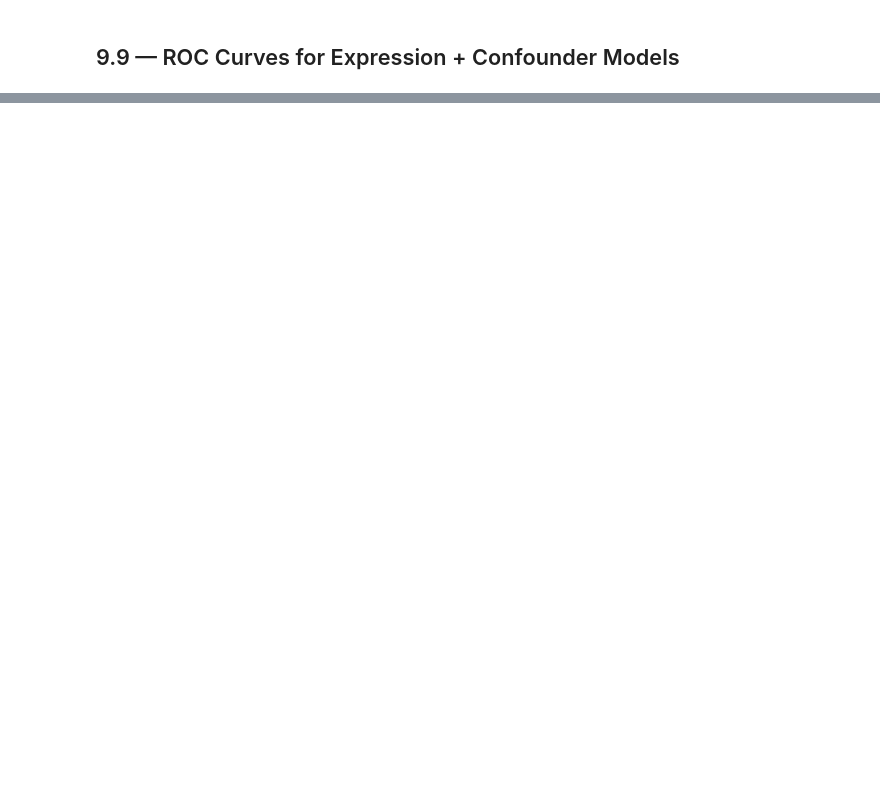
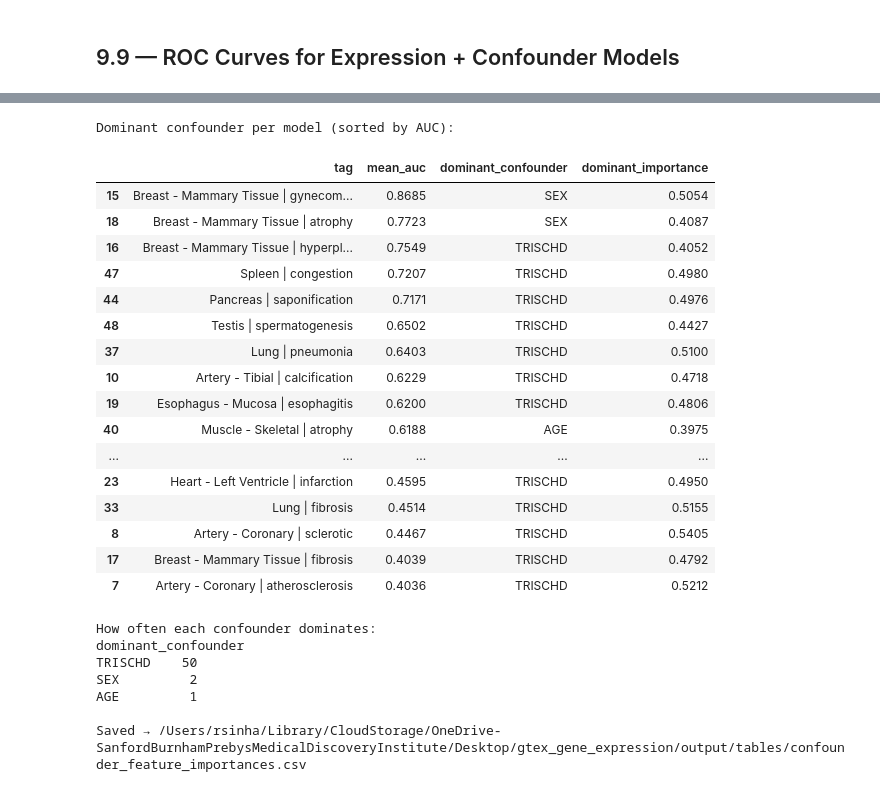
Before and after one commit to Cranjit9/gtex_gene_expression, a Jupyter notebook: notebooks/09_confounder_analysis.ipynb, the cells around one changed output, grey strips where cells are left out. Drawn from its saved outputs; the diff is of its cells as text; code cells hidden in the pictures; blank space fills up the shorter version.

```diff
--- a/notebooks/09_confounder_analysis.ipynb
+++ b/notebooks/09_confounder_analysis.ipynb
@@ -314,0 +545,43 @@ plot_boxplot_grid(comb_results,
+# %%
+# 9.10d — Summary table: dominant confounder per model
+imp_df["dominant_confounder"] = imp_df[conf_features].idxmax(axis=1)
+imp_df["dominant_importance"] = imp_df[conf_features].max(axis=1)
+
+summary_table = imp_df[["tag", "mean_auc", "dominant_confounder", "dominant_importance"]].copy()
+summary_table = summary_table.sort_values("mean_auc", ascending=False)
+
+print("Dominant confounder per model (sorted by AUC):")
+display(summary_table.round(4))
+
+print("\nHow often each confounder dominates:")
+print(imp_df["dominant_confounder"].value_counts().to_string())
+
+# Save full importance table
+imp_df.to_csv(Config.TABLES_DIR / "confounder_feature_importances.csv", index=False)
+print(f"\nSaved → {Config.TABLES_DIR / 'confounder_feature_importances.csv'}")
+# %% [output]
+Dominant confounder per model (sorted by AUC):
+|  | tag | mean_auc | dominant_confounder | dominant_importance |
+| 15 | Breast - Mammary Tissue | gynecom... | 0.8685 | SEX | 0.5054 |
+| 18 | Breast - Mammary Tissue | atrophy | 0.7723 | SEX | 0.4087 |
+| 16 | Breast - Mammary Tissue | hyperpl... | 0.7549 | TRISCHD | 0.4052 |
+| 47 | Spleen | congestion | 0.7207 | TRISCHD | 0.4980 |
+| 44 | Pancreas | saponification | 0.7171 | TRISCHD | 0.4976 |
+| 48 | Testis | spermatogenesis | 0.6502 | TRISCHD | 0.4427 |
+| 37 | Lung | pneumonia | 0.6403 | TRISCHD | 0.5100 |
+| 10 | Artery - Tibial | calcification | 0.6229 | TRISCHD | 0.4718 |
+| 19 | Esophagus - Mucosa | esophagitis | 0.6200 | TRISCHD | 0.4806 |
+| 40 | Muscle - Skeletal | atrophy | 0.6188 | AGE | 0.3975 |
+| ... | ... | ... | ... | ... |
+| 23 | Heart - Left Ventricle | infarction | 0.4595 | TRISCHD | 0.4950 |
+| 33 | Lung | fibrosis | 0.4514 | TRISCHD | 0.5155 |
+| 8 | Artery - Coronary | sclerotic | 0.4467 | TRISCHD | 0.5405 |
+| 17 | Breast - Mammary Tissue | fibrosis | 0.4039 | TRISCHD | 0.4792 |
+| 7 | Artery - Coronary | atherosclerosis | 0.4036 | TRISCHD | 0.5212 |
+How often each confounder dominates:
+dominant_confounder
+TRISCHD    50
+SEX         2
+AGE         1
+
+Saved → /Users/rsinha/Library/CloudStorage/OneDrive-SanfordBurnhamPrebysMedicalDiscoveryInstitute/Desktop/gtex_gene_expression/output/tables/confounder_feature_importances.csv
```
Also changed, not shown: parts of 14 cells of this notebook.
